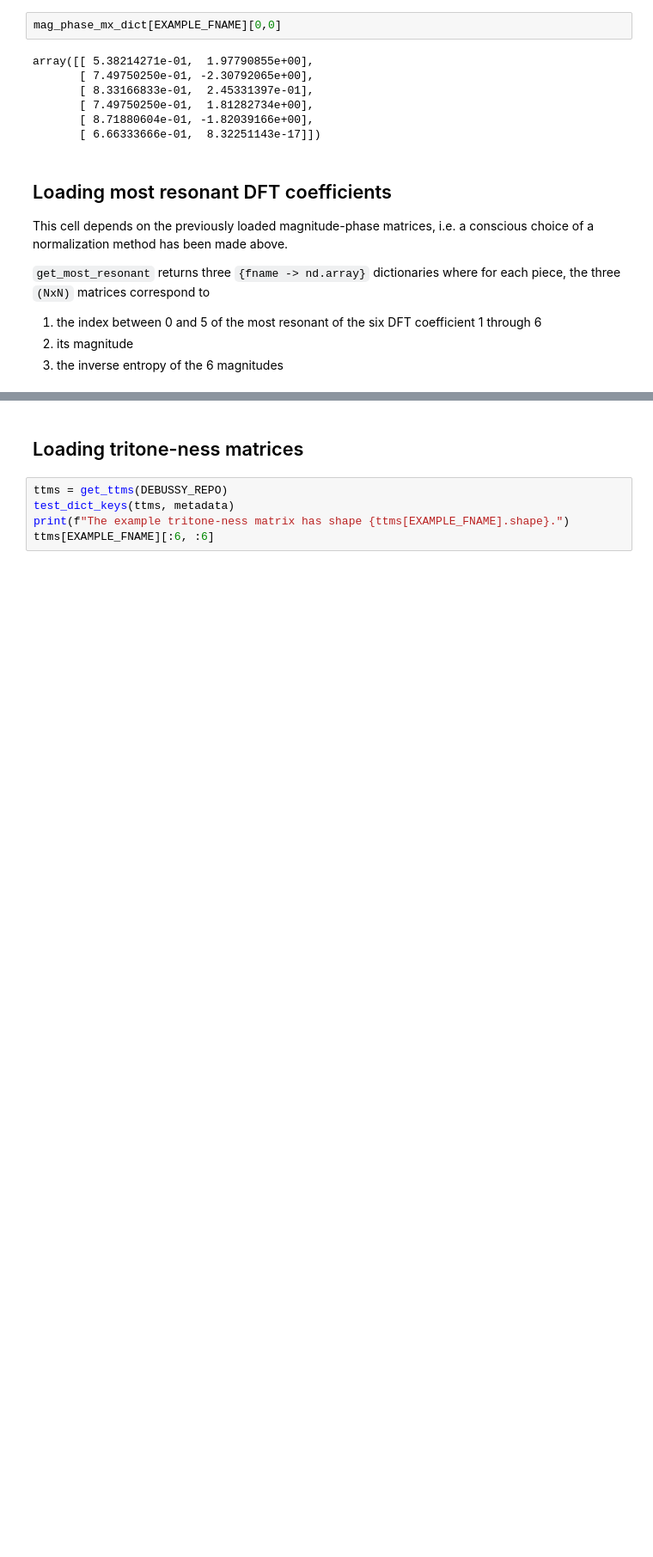
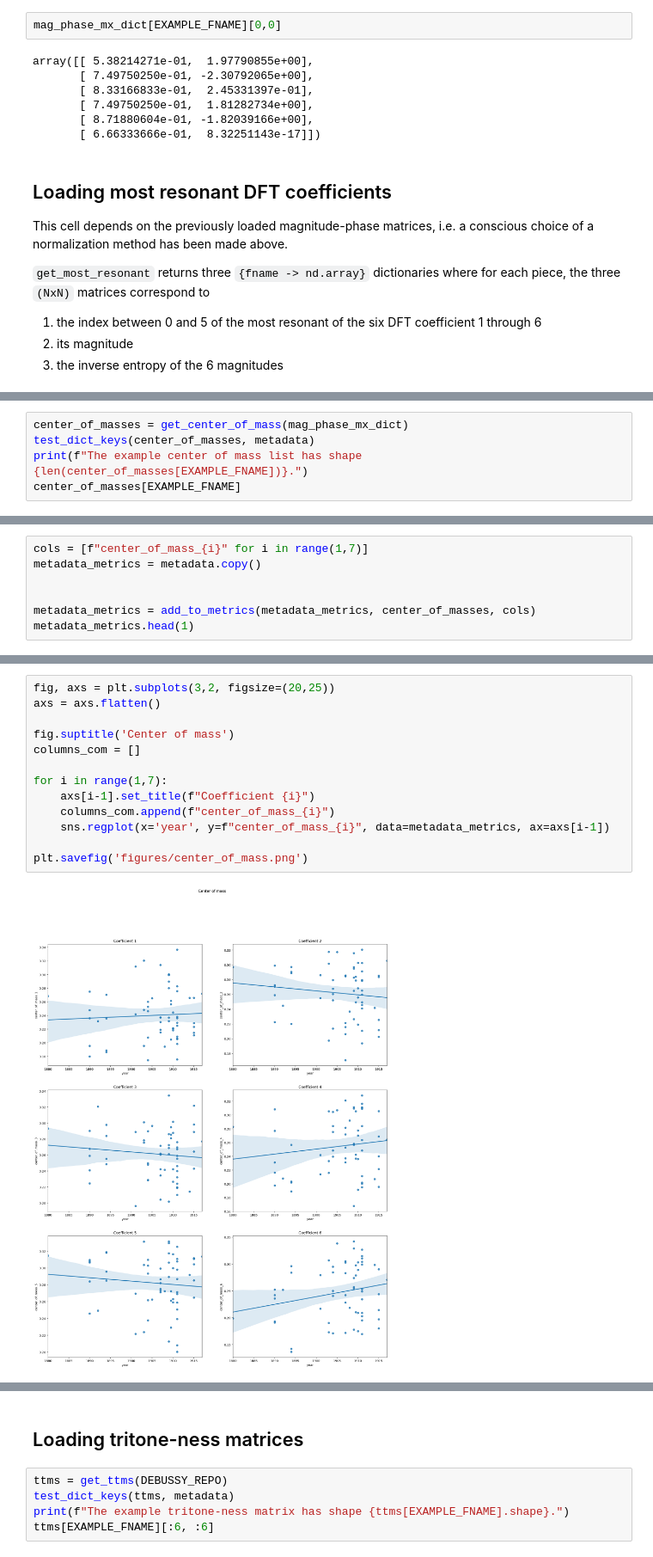
Before and after one commit to DCMLab/debussy, a Jupyter notebook: load_data.ipynb, the cells around one changed output, grey strips where cells are left out. Shown at 86% size. Cells and saved outputs as stored; diff of their text form; blank space fills up the shorter version.

Commit message:
added some fragmentation metrics

```diff
--- a/load_data.ipynb
+++ b/load_data.ipynb
@@ -219,0 +246,5 @@ array([[[4.        , 3.        , 3.        ],
+# %%
+center_of_masses = get_center_of_mass(mag_phase_mx_dict)
+test_dict_keys(center_of_masses, metadata)
+print(f"The example center of mass list has shape {len(center_of_masses[EXAMPLE_FNAME])}.")
+center_of_masses[EXAMPLE_FNAME]
@@ -219,0 +261,7 @@ array([[[4.        , 3.        , 3.        ],
+# %%
+cols = [f"center_of_mass_{i}" for i in range(1,7)]
+metadata_metrics = metadata.copy()
+
+
+metadata_metrics = add_to_metrics(metadata_metrics, center_of_masses, cols)
+metadata_metrics.head(1)
@@ -219,0 +292,15 @@ array([[[4.        , 3.        , 3.        ],
+# %%
+fig, axs = plt.subplots(3,2, figsize=(20,25))
+axs = axs.flatten()
+
+fig.suptitle('Center of mass')
+columns_com = []
+
+for i in range(1,7):
+    axs[i-1].set_title(f"Coefficient {i}")
+    columns_com.append(f"center_of_mass_{i}")
+    sns.regplot(x='year', y=f"center_of_mass_{i}", data=metadata_metrics, ax=axs[i-1])
+
+plt.savefig('figures/center_of_mass.png')
+# %% [output]
+[figure, added]
```
Also changed, not shown: parts of 22 cells of this notebook, 2 other files.
